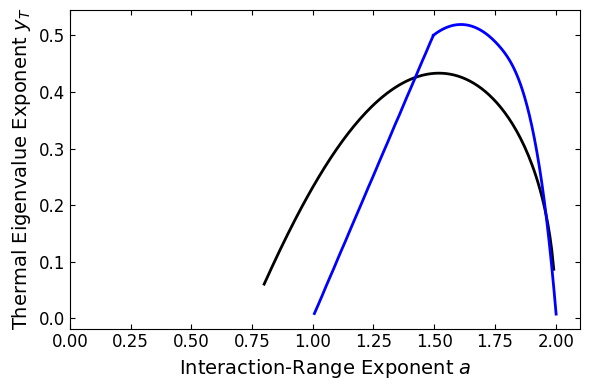
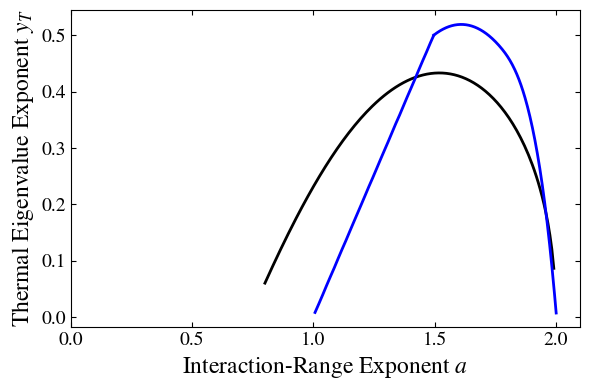
Unified diff of the notebook cell whose output changed from the first chart to the second:
--- before
+++ after
@@ -14,9 +14,9 @@
 plt.plot(data[:,0]+1, data[:,1], color='blue', linewidth=2)
 plt.plot(T_dense+1, y_smooth, label='Smoothed Spline (s=0.005)', color='blue', linewidth=2)
-plt.xlabel(r"Interaction-Range Exponent $a$", fontsize=14)
-plt.ylabel(r"Thermal Eigenvalue Exponent $y_T$", fontsize=14)
-plt.tick_params(direction="in", which="both", top=True, right=True, labelsize=12)
+plt.xlabel(r"Interaction-Range Exponent $a$", fontsize=17)
+plt.ylabel(r"Thermal Eigenvalue Exponent $y_T$", fontsize=17)
+plt.tick_params(direction="in", which="both", top=True, right=True, labelsize=14)
 plt.xlim(0, 2.1)
 plt.tight_layout()
-plt.savefig("../figures/comparison_yT.png")
+plt.savefig("../figures/comparison_yT.eps")
 plt.show()

Commit: Regenerate figures and update notebooks